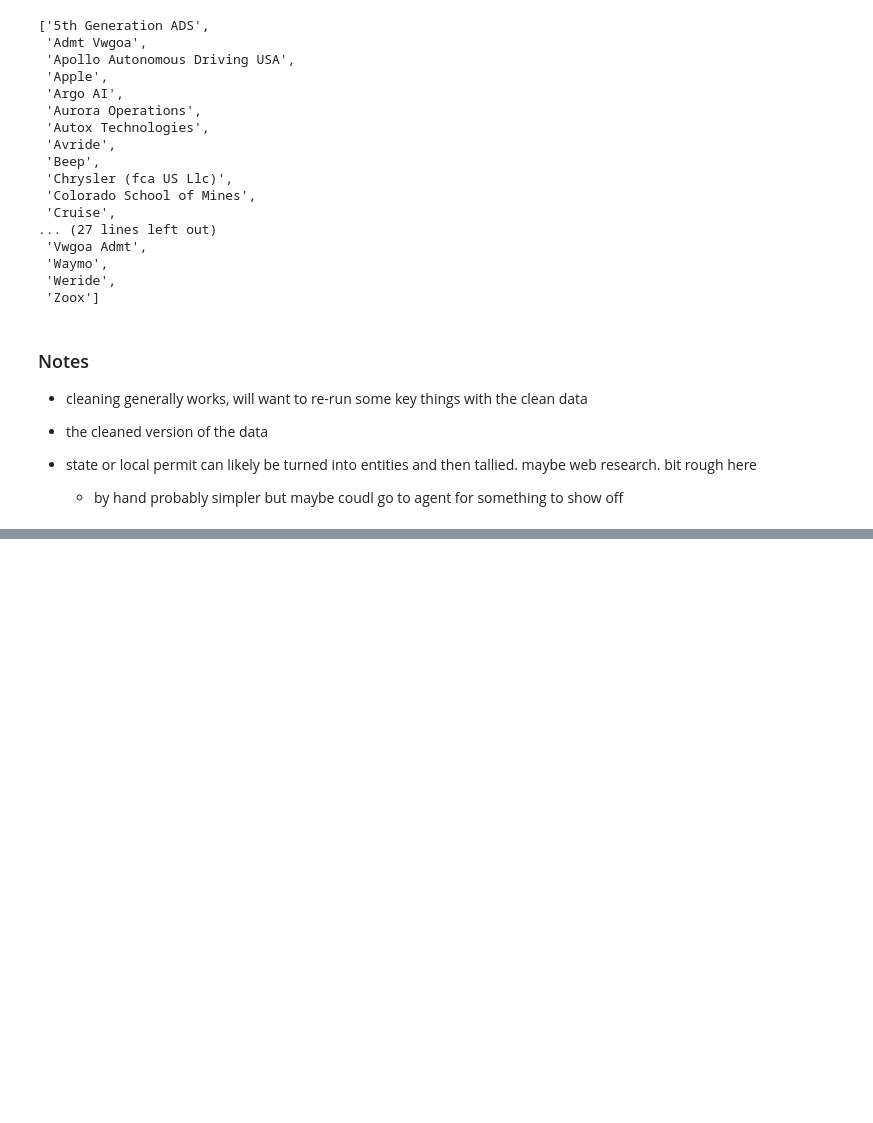
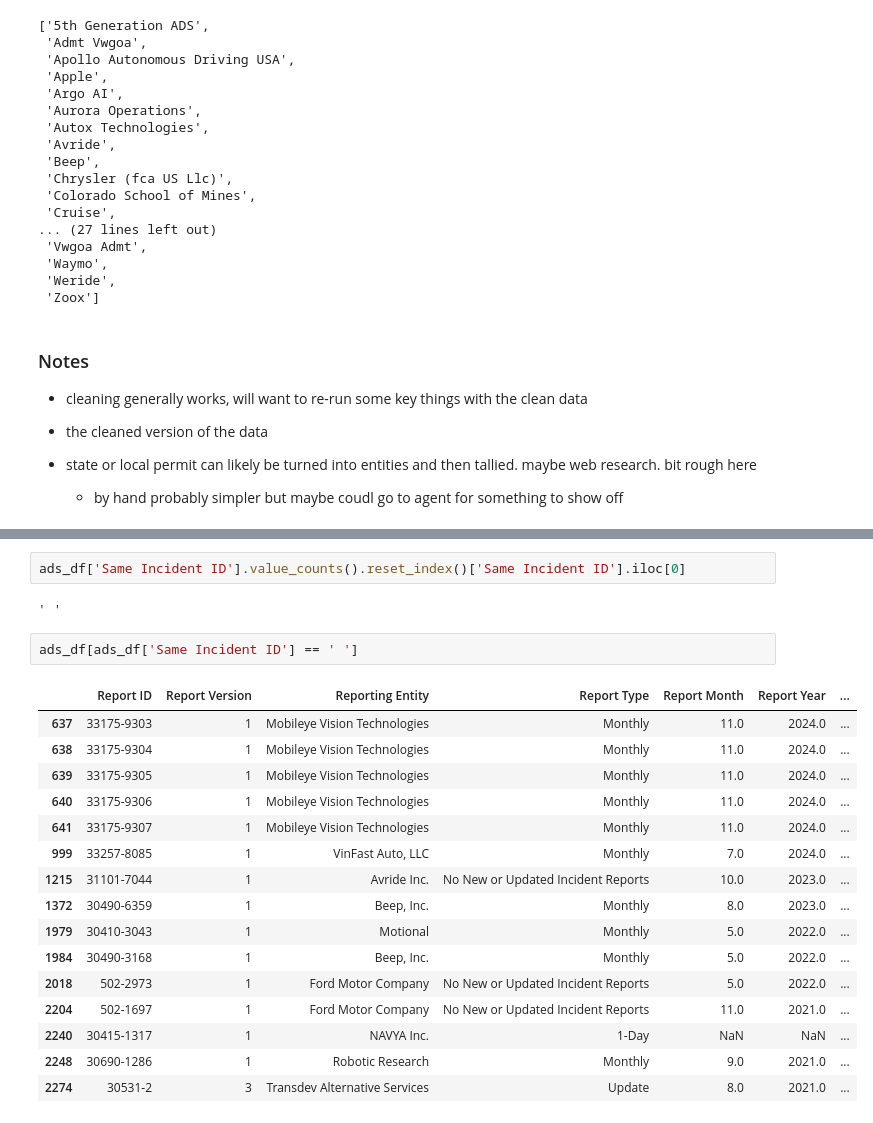
Before and after one commit to AurelianTactics/avird_2026, a Jupyter notebook: eda/ADS_to_2026_03_16/01_eda_initial_explore_2026.ipynb, the cells around one changed output, grey strips where cells are left out. Cells and saved outputs as stored; diff of their text form; blank space fills up the shorter version.

```diff
--- a/eda/ADS_to_2026_03_16/01_eda_initial_explore_2026.ipynb
+++ b/eda/ADS_to_2026_03_16/01_eda_initial_explore_2026.ipynb
@@ -1387,0 +1541,23 @@ Name: count, dtype: int64
+# %%
+ads_df['Same Incident ID'].value_counts().reset_index()['Same Incident ID'].iloc[0]
+# %% [output]
+' '
+# %%
+ads_df[ads_df['Same Incident ID'] == ' ']
+# %% [output]
+|  | Report ID | Report Version | Reporting Entity | Report Type | Report Month | Report Year | ... |
+| 637 | 33175-9303 | 1 | Mobileye Vision Technologies | Monthly | 11.0 | 2024.0 | ... |
+| 638 | 33175-9304 | 1 | Mobileye Vision Technologies | Monthly | 11.0 | 2024.0 | ... |
+| 639 | 33175-9305 | 1 | Mobileye Vision Technologies | Monthly | 11.0 | 2024.0 | ... |
+| 640 | 33175-9306 | 1 | Mobileye Vision Technologies | Monthly | 11.0 | 2024.0 | ... |
+| 641 | 33175-9307 | 1 | Mobileye Vision Technologies | Monthly | 11.0 | 2024.0 | ... |
+| 999 | 33257-8085 | 1 | VinFast Auto, LLC | Monthly | 7.0 | 2024.0 | ... |
+| 1215 | 31101-7044 | 1 | Avride Inc. | No New or Updated Incident Reports | 10.0 | 2023.0 | ... |
+| 1372 | 30490-6359 | 1 | Beep, Inc. | Monthly | 8.0 | 2023.0 | ... |
+| 1979 | 30410-3043 | 1 | Motional | Monthly | 5.0 | 2022.0 | ... |
+| 1984 | 30490-3168 | 1 | Beep, Inc. | Monthly | 5.0 | 2022.0 | ... |
+| 2018 | 502-2973 | 1 | Ford Motor Company | No New or Updated Incident Reports | 5.0 | 2022.0 | ... |
+| 2204 | 502-1697 | 1 | Ford Motor Company | No New or Updated Incident Reports | 11.0 | 2021.0 | ... |
+| 2240 | 30415-1317 | 1 | NAVYA Inc. | 1-Day | NaN | NaN | ... |
+| 2248 | 30690-1286 | 1 | Robotic Research | Monthly | 9.0 | 2021.0 | ... |
+| 2274 | 30531-2 | 3 | Transdev Alternative Services | Update | 8.0 | 2021.0 | ... |
```
Also changed, not shown: parts of 20 cells of this notebook, 2 other files.
